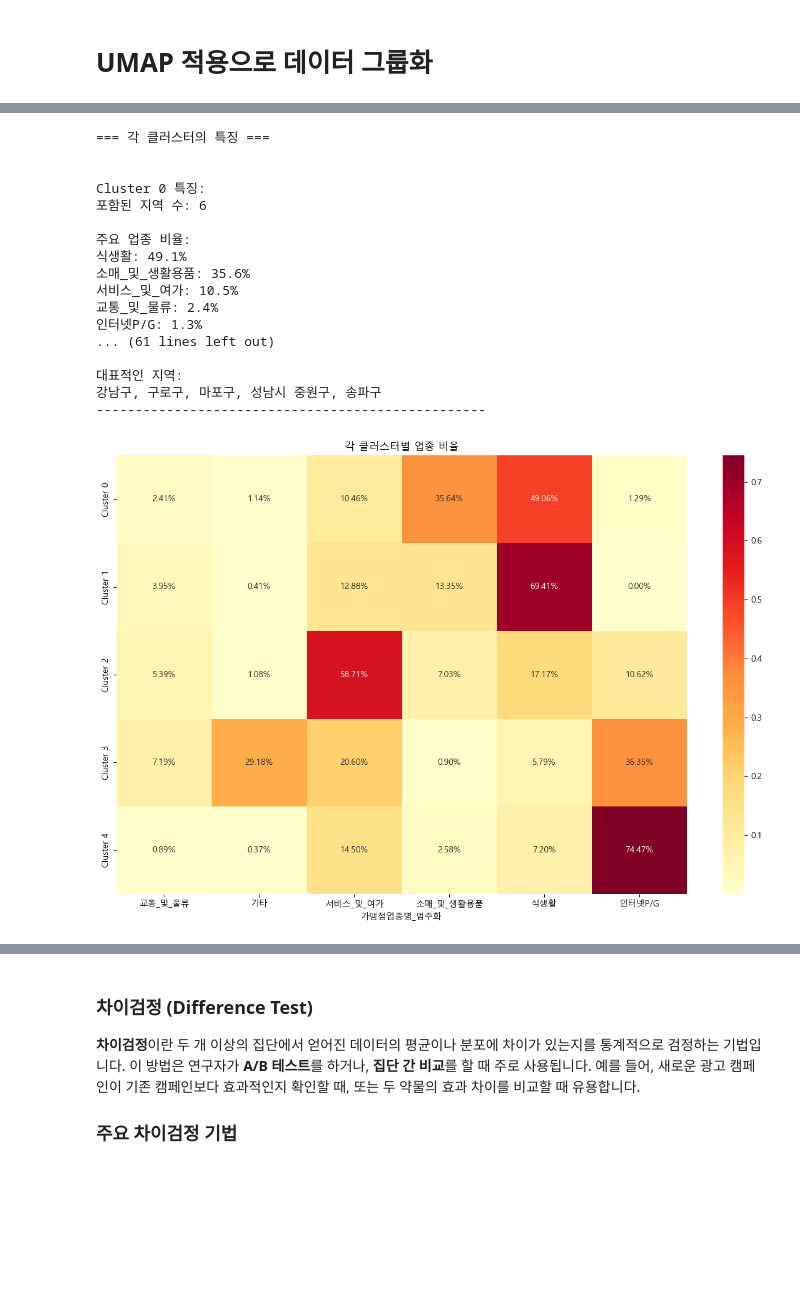
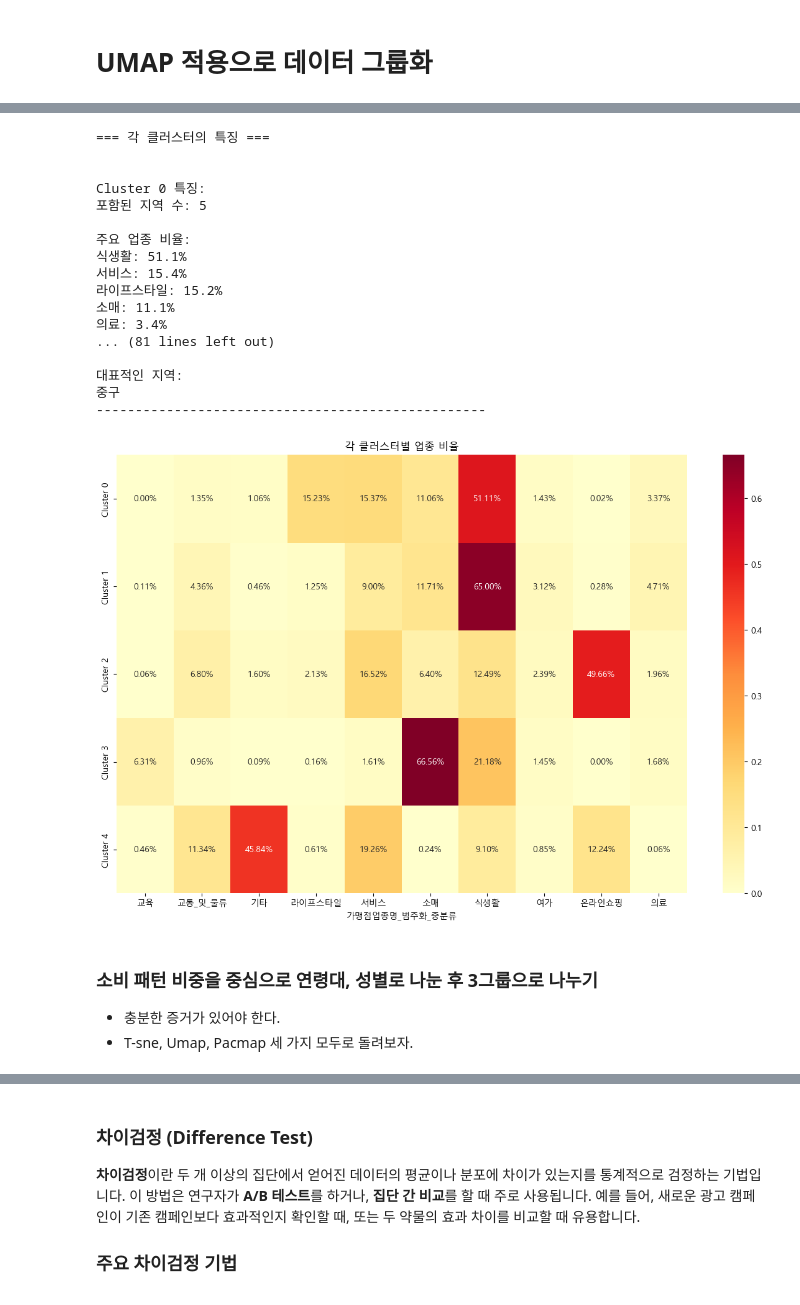
Before and after one commit to shs1018/iM_DiGital_Banker_academy, a Jupyter notebook: projects/iMBank_pj1/data_EDA.ipynb, the cells around one changed output, grey strips where cells are left out. Drawn from its saved outputs; the diff is of its cells as text; code cells hidden in the pictures; blank space fills up the shorter version.

```diff
--- a/projects/iMBank_pj1/data_EDA.ipynb
+++ b/projects/iMBank_pj1/data_EDA.ipynb
@@ -197,0 +190,4 @@ data = merged_data
+# %%
+# sampled
+
+data = pd.read_csv('sampled_data/final_data_1111.csv')
@@ -222 +319,4 @@ data.to_csv('sampled_data/capital_data_1108.csv', index=False)
+# %%
+# 인터넷P/G 제거
+data = data[data['가맹점업종명_범주화'] != '인터넷P/G']
 # %%
@@ -695,15 +761,11 @@ plt.show()
 # %% [markdown]
 # UMAP 적용으로 데이터 그룹화
 # %%
-import pandas as pd
-import matplotlib.pyplot as plt
-import seaborn as sns
-import numpy as np
 from sklearn.preprocessing import StandardScaler
 
 # 데이터 전처리
 # 시군구별 가맹점업종명_범주화 비율 계산
-grouped_data = data.groupby(['가맹점_시군구', '가맹점업종명_범주화']).size().unstack(fill_value=0)
+grouped_data = data.groupby(['가맹점_시군구', '가맹점업종명_범주화_중분류']).size().unstack(fill_value=0)
 grouped_data = grouped_data.div(grouped_data.sum(axis=1), axis=0)  # 비율로 변환
 
 # 데이터 스케일링
@@ -715,8 +777,8 @@ scaled_data = pd.DataFrame(scaled_data, columns=grouped_data.columns, index=grou
 umap_reducer = umap.UMAP(
     n_components=2,
     random_state=42,
-    n_neighbors=15,
-    min_dist=0.1
+    #n_neighbors=15,
+    #min_dist=0.1
 )
 umap_result = umap_reducer.fit_transform(scaled_data)
 
@@ -806,7 +873,7 @@ Cluster 0 특징:
 # %%
 # 데이터 전처리
 # 시군구별 가맹점업종명_범주화 비율 계산
-grouped_data = data.groupby(['가맹점_시군구', '가맹점업종명_범주화']).size().unstack(fill_value=0)
+grouped_data = data.groupby(['가맹점_시군구', '가맹점업종명_범주화_중분류']).size().unstack(fill_value=0)
 grouped_data = grouped_data.div(grouped_data.sum(axis=1), axis=0)  # 비율로 변환
 
 # 데이터 스케일링
@@ -814,14 +881,15 @@ scaler = StandardScaler()
 scaled_data = scaler.fit_transform(grouped_data)
 scaled_data = pd.DataFrame(scaled_data, columns=grouped_data.columns, index=grouped_data.index)
 
-# UMAP 적용
-umap_reducer = umap.UMAP(
+# PaCMAP 적용
+pacmap_reducer = pacmap.PaCMAP(
     n_components=2,
     random_state=42,
-    n_neighbors=15,
-    min_dist=0.1
+    MN_ratio=0.5,           # Mid-near 비율
+    FP_ratio=2.0,
+    n_neighbors=15
 )
-umap_result = umap_reducer.fit_transform(scaled_data)
+pacmap_result = pacmap_reducer.fit_transform(scaled_data)
 
 # K-means 클러스터링 적용
 kmeans = KMeans(n_clusters=5, random_state=42)
@@ -829,8 +897,8 @@ clusters = kmeans.fit_predict(scaled_data)
 
 # 결과 데이터프레임 생성
 result_df = pd.DataFrame({
-    'UMAP_1': umap_result[:, 0],
-    'UMAP_2': umap_result[:, 1],
+    'PaCMAP_1': pacmap_result[:, 0],
+    'PaCMAP_2': pacmap_result[:, 1],
     'Cluster': clusters
 })
 result_df.index = grouped_data.index
@@ -839,8 +907,8 @@ result_df.index = grouped_data.index
 plt.figure(figsize=(15, 10))
 scatter = sns.scatterplot(
     data=result_df,
-    x='UMAP_1',
-    y='UMAP_2',
+    x='PaCMAP_1',
+    y='PaCMAP_2',
     hue='Cluster',
     palette='Set1',
     s=100
@@ -848,13 +916,13 @@ scatter = sns.scatterplot(
 
 # 시군구 이름 표시
 for idx, row in result_df.iterrows():
-    plt.annotate(idx, (row['UMAP_1'], row['UMAP_2']),
+    plt.annotate(idx, (row['PaCMAP_1'], row['PaCMAP_2']),
                 xytext=(5, 5), textcoords='offset points',
                 fontsize=8, alpha=0.7)
 
-plt.title('UMAP with K-means Clustering of Business Type Ratios by Region')
-plt.xlabel('UMAP Dimension 1')
-plt.ylabel('UMAP Dimension 2')
+plt.title('PaCMAP with K-means Clustering of Business Type Ratios by Region')
+plt.xlabel('PaCMAP Dimension 1')
+plt.ylabel('PaCMAP Dimension 2')
 plt.legend(title='Cluster', bbox_to_anchor=(1.05, 1), loc='upper left')
 plt.tight_layout()
 plt.show()
@@ -891,18 +959,22 @@ plt.show()
 === 각 클러스터의 특징 ===
 
 
 Cluster 0 특징:
-포함된 지역 수: 6
+포함된 지역 수: 5
 
 주요 업종 비율:
-식생활: 49.1%
-소매_및_생활용품: 35.6%
-서비스_및_여가: 10.5%
-교통_및_물류: 2.4%
-인터넷P/G: 1.3%
-... (61 lines left out)
+식생활: 51.1%
+서비스: 15.4%
+라이프스타일: 15.2%
+소매: 11.1%
+의료: 3.4%
+... (81 lines left out)
 
 대표적인 지역:
-강남구, 구로구, 마포구, 성남시 중원구, 송파구
+중구
 --------------------------------------------------
-[figure, old version]
+[figure, new version]
+# %% [markdown]
+### 소비 패턴 비중을 중심으로 연령대, 성별로 나눈 후 3그룹으로 나누기
+- 충분한 증거가 있어야 한다.
+- T-sne, Umap, Pacmap 세 가지 모두로 돌려보자.
```
Also changed, not shown: parts of 60 cells of this notebook, 1 other file.
